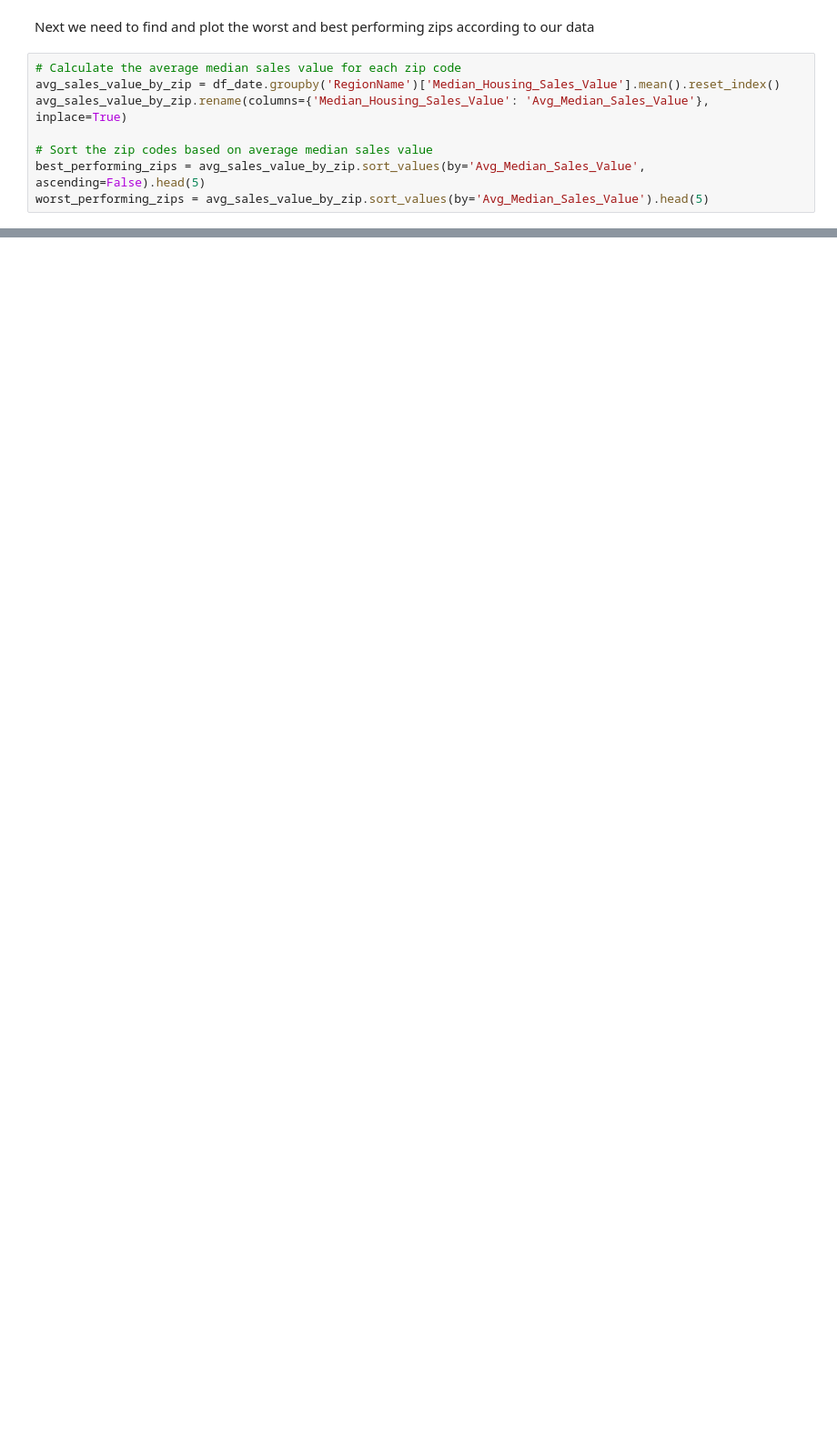
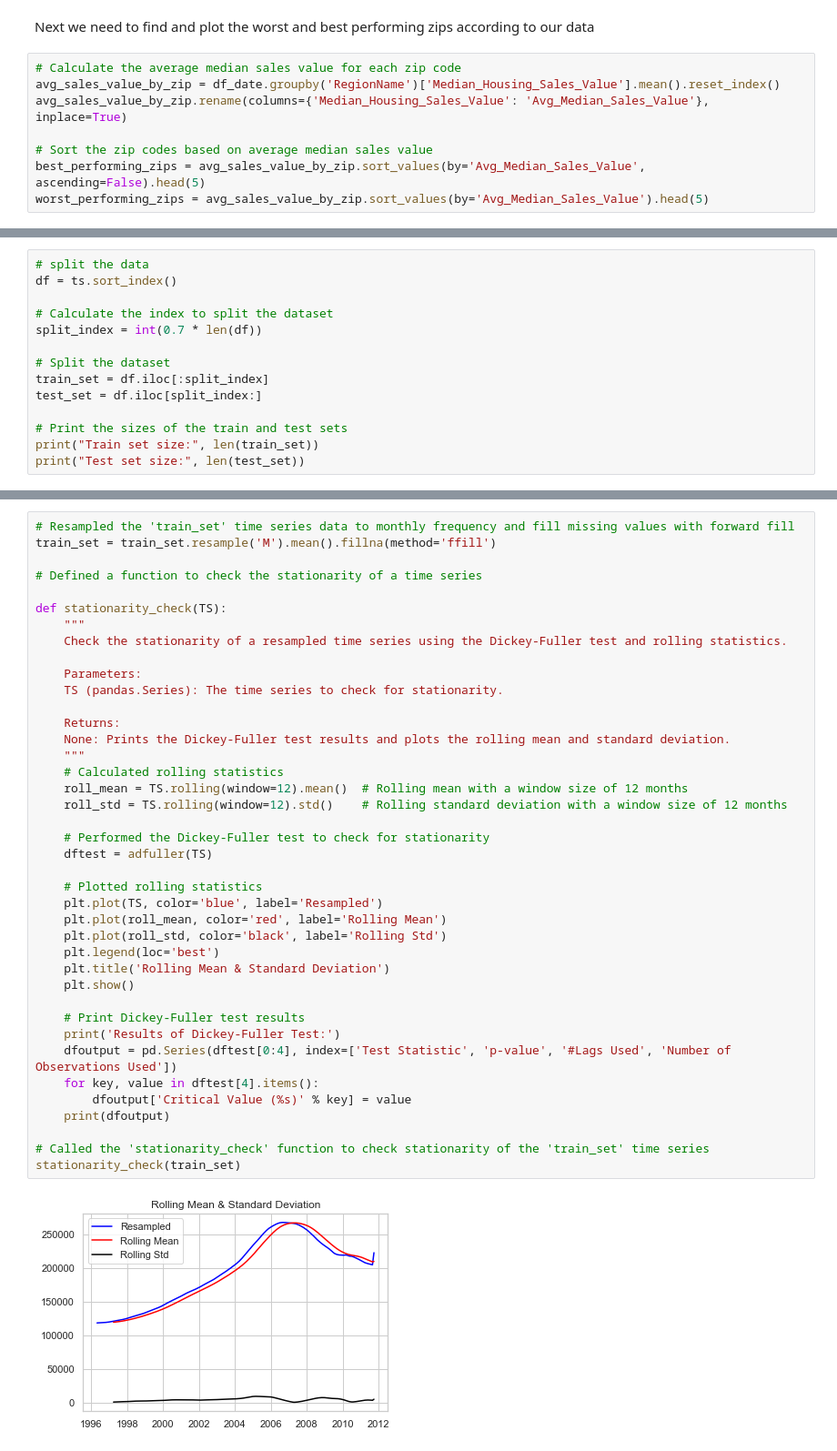
Before and after one commit to FrankOyugi/Phase-4-Project, a Jupyter notebook: index.ipynb, the cells around one changed output, grey strips where cells are left out. Shown at 91% size. Saved outputs shown, nothing was run; the diff lists cells and outputs as text; blank space fills up the shorter version.

Commit message:
check for stationarity

```diff
--- a/index.ipynb
+++ b/index.ipynb
@@ -259,0 +590,14 @@ plt.show()
+# %%
+# split the data
+df = ts.sort_index()
+
+# Calculate the index to split the dataset
+split_index = int(0.7 * len(df))
+
+# Split the dataset
+train_set = df.iloc[:split_index]
+test_set = df.iloc[split_index:]
+
+# Print the sizes of the train and test sets
+print("Train set size:", len(train_set))
+print("Test set size:", len(test_set))
@@ -259,0 +609,42 @@ plt.show()
+# %%
+# Resampled the 'train_set' time series data to monthly frequency and fill missing values with forward fill
+train_set = train_set.resample('M').mean().fillna(method='ffill')
+
+# Defined a function to check the stationarity of a time series
+
+def stationarity_check(TS):
+    """
+    Check the stationarity of a resampled time series using the Dickey-Fuller test and rolling statistics.
+
+    Parameters:
+    TS (pandas.Series): The time series to check for stationarity.
+
+    Returns:
+    None: Prints the Dickey-Fuller test results and plots the rolling mean and standard deviation.
+    """
+    # Calculated rolling statistics
+    roll_mean = TS.rolling(window=12).mean()  # Rolling mean with a window size of 12 months
+    roll_std = TS.rolling(window=12).std()    # Rolling standard deviation with a window size of 12 months
+
+    # Performed the Dickey-Fuller test to check for stationarity
+    dftest = adfuller(TS)
+
+    # Plotted rolling statistics
+    plt.plot(TS, color='blue', label='Resampled')
+    plt.plot(roll_mean, color='red', label='Rolling Mean')
+    plt.plot(roll_std, color='black', label='Rolling Std')
+    plt.legend(loc='best')
+    plt.title('Rolling Mean & Standard Deviation')
+    plt.show()
+
+    # Print Dickey-Fuller test results
+    print('Results of Dickey-Fuller Test:')
+    dfoutput = pd.Series(dftest[0:4], index=['Test Statistic', 'p-value', '#Lags Used', 'Number of Observations Used'])
+    for key, value in dftest[4].items():
+        dfoutput['Critical Value (%s)' % key] = value
+    print(dfoutput)
+
+# Called the 'stationarity_check' function to check stationarity of the 'train_set' time series
+stationarity_check(train_set)
+# %% [output]
+[figure, added]
```
Also changed, not shown: parts of 55 cells of this notebook.
